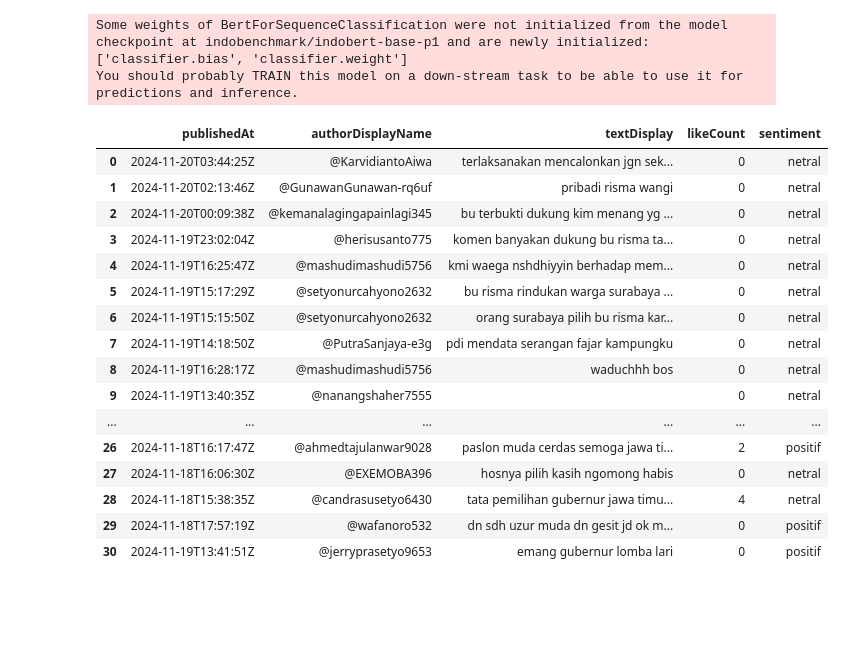
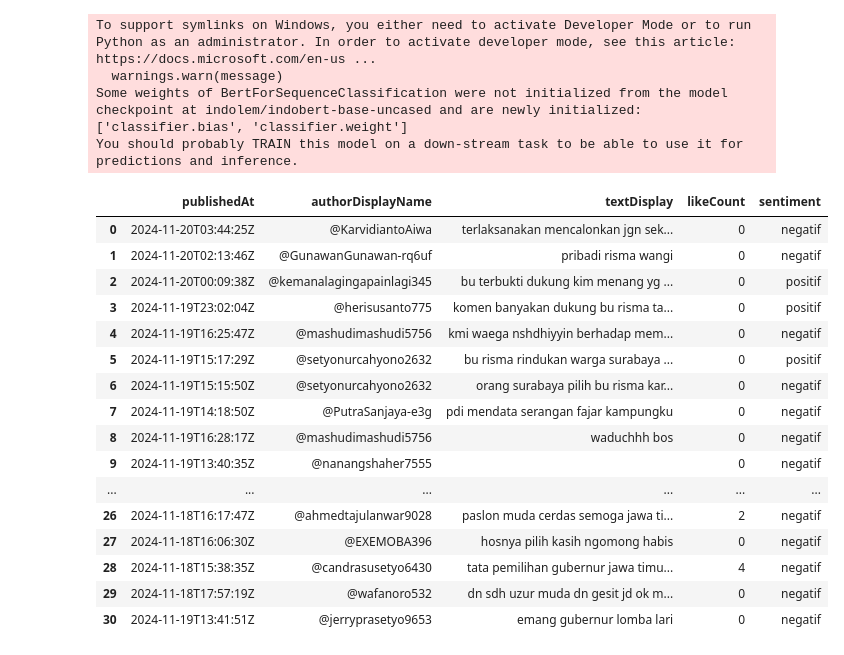
Before and after one commit to arifializevic/kuliah, a Jupyter notebook: Data Mining/Crawling Youtube.ipynb, the cells around one changed output. Drawn from its saved outputs; the diff is of its cells as text; code cells hidden in the pictures; blank space fills up the shorter version.

```diff
--- a/Data Mining/Crawling Youtube.ipynb
+++ b/Data Mining/Crawling Youtube.ipynb
@@ -9,7 +9,7 @@ nlp = spacy.blank("id")
 
 
 # Load IndoBERT model and tokenizer
-model_name = "indobenchmark/indobert-base-p1"
+model_name = "indolem/indobert-base-uncased"
 tokenizer = AutoTokenizer.from_pretrained(model_name)
 model = AutoModelForSequenceClassification.from_pretrained(model_name)
 sentiment_pipeline = pipeline(
@@ -92,50 +92,52 @@ def preprocess_text(text):
     """
     # Use spaCy to process the text
     doc = nlp(text.lower())  # Convert to lowercase and process with spaCy
     # Filter out stopwords and non-alphabetical tokens
     text = [token.text for token in doc if not token.is_stop and token.is_alpha]
     return ' '.join(text)
 
 
 # ambil komentar
 comments = video_comments(video_id, apikey)
 
 # konvert ke DataFrame
 df = pd.DataFrame(comments, columns=[
                   'publishedAt', 'authorDisplayName', 'textDisplay', 'likeCount'])
 
 
 # Apply preprocessing
 df['textDisplay'] = df['textDisplay'].apply(preprocess_text)
 
 # Tambahkan kolom sentiment
 df['sentiment'] = df['textDisplay'].apply(analyze_sentiment_indo)
 df
 
 # Save to CSV
 # output_path = 'dataset/youtube_comments.csv'
 # df.to_csv(output_path, index=False)
 # print(f"Data successfully saved to '{output_path}'")
 # %% [output]
-Some weights of BertForSequenceClassification were not initialized from the model checkpoint at indobenchmark/indobert-base-p1 and are newly initialized: ['classifier.bias', 'classifier.weight']
+To support symlinks on Windows, you either need to activate Developer Mode or to run Python as an administrator. In order to activate developer mode, see this article: https://docs.microsoft.com/en-us ...
+  warnings.warn(message)
+Some weights of BertForSequenceClassification were not initialized from the model checkpoint at indolem/indobert-base-uncased and are newly initialized: ['classifier.bias', 'classifier.weight']
 You should probably TRAIN this model on a down-stream task to be able to use it for predictions and inference.
 |  | publishedAt | authorDisplayName | textDisplay | likeCount | sentiment |
-| 0 | 2024-11-20T03:44:25Z | @KarvidiantoAiwa | terlaksanakan mencalonkan jgn sek... | 0 | netral |
-| 1 | 2024-11-20T02:13:46Z | @GunawanGunawan-rq6uf | pribadi risma wangi | 0 | netral |
-| 2 | 2024-11-20T00:09:38Z | @kemanalagingapainlagi345 | bu terbukti dukung kim menang yg ... | 0 | netral |
-| 3 | 2024-11-19T23:02:04Z | @herisusanto775 | komen banyakan dukung bu risma ta... | 0 | netral |
-| 4 | 2024-11-19T16:25:47Z | @mashudimashudi5756 | kmi waega nshdhiyyin berhadap mem... | 0 | netral |
-| 5 | 2024-11-19T15:17:29Z | @setyonurcahyono2632 | bu risma rindukan warga surabaya ... | 0 | netral |
-| 6 | 2024-11-19T15:15:50Z | @setyonurcahyono2632 | orang surabaya pilih bu risma kar... | 0 | netral |
-| 7 | 2024-11-19T14:18:50Z | @PutraSanjaya-e3g | pdi mendata serangan fajar kampungku | 0 | netral |
-| 8 | 2024-11-19T16:28:17Z | @mashudimashudi5756 | waduchhh bos | 0 | netral |
-| 9 | 2024-11-19T13:40:35Z | @nanangshaher7555 |  | 0 | netral |
+| 0 | 2024-11-20T03:44:25Z | @KarvidiantoAiwa | terlaksanakan mencalonkan jgn sek... | 0 | negatif |
+| 1 | 2024-11-20T02:13:46Z | @GunawanGunawan-rq6uf | pribadi risma wangi | 0 | negatif |
+| 2 | 2024-11-20T00:09:38Z | @kemanalagingapainlagi345 | bu terbukti dukung kim menang yg ... | 0 | positif |
+| 3 | 2024-11-19T23:02:04Z | @herisusanto775 | komen banyakan dukung bu risma ta... | 0 | positif |
+| 4 | 2024-11-19T16:25:47Z | @mashudimashudi5756 | kmi waega nshdhiyyin berhadap mem... | 0 | negatif |
+| 5 | 2024-11-19T15:17:29Z | @setyonurcahyono2632 | bu risma rindukan warga surabaya ... | 0 | positif |
+| 6 | 2024-11-19T15:15:50Z | @setyonurcahyono2632 | orang surabaya pilih bu risma kar... | 0 | negatif |
+| 7 | 2024-11-19T14:18:50Z | @PutraSanjaya-e3g | pdi mendata serangan fajar kampungku | 0 | negatif |
+| 8 | 2024-11-19T16:28:17Z | @mashudimashudi5756 | waduchhh bos | 0 | negatif |
+| 9 | 2024-11-19T13:40:35Z | @nanangshaher7555 |  | 0 | negatif |
 | ... | ... | ... | ... | ... | ... |
-| 26 | 2024-11-18T16:17:47Z | @ahmedtajulanwar9028 | paslon muda cerdas semoga jawa ti... | 2 | positif |
-| 27 | 2024-11-18T16:06:30Z | @EXEMOBA396 | hosnya pilih kasih ngomong habis | 0 | netral |
-| 28 | 2024-11-18T15:38:35Z | @candrasusetyo6430 | tata pemilihan gubernur jawa timu... | 4 | netral |
-| 29 | 2024-11-18T17:57:19Z | @wafanoro532 | dn sdh uzur muda dn gesit jd ok m... | 0 | positif |
-| 30 | 2024-11-19T13:41:51Z | @jerryprasetyo9653 | emang gubernur lomba lari | 0 | positif |
+| 26 | 2024-11-18T16:17:47Z | @ahmedtajulanwar9028 | paslon muda cerdas semoga jawa ti... | 2 | negatif |
+| 27 | 2024-11-18T16:06:30Z | @EXEMOBA396 | hosnya pilih kasih ngomong habis | 0 | negatif |
+| 28 | 2024-11-18T15:38:35Z | @candrasusetyo6430 | tata pemilihan gubernur jawa timu... | 4 | negatif |
+| 29 | 2024-11-18T17:57:19Z | @wafanoro532 | dn sdh uzur muda dn gesit jd ok m... | 0 | negatif |
+| 30 | 2024-11-19T13:41:51Z | @jerryprasetyo9653 | emang gubernur lomba lari | 0 | negatif |
 # %%
 # buat grafik plot
 sentiment_counts = df['sentiment'].value_counts().reset_index()
```
Also changed, not shown: parts of 1 cell of this notebook.
